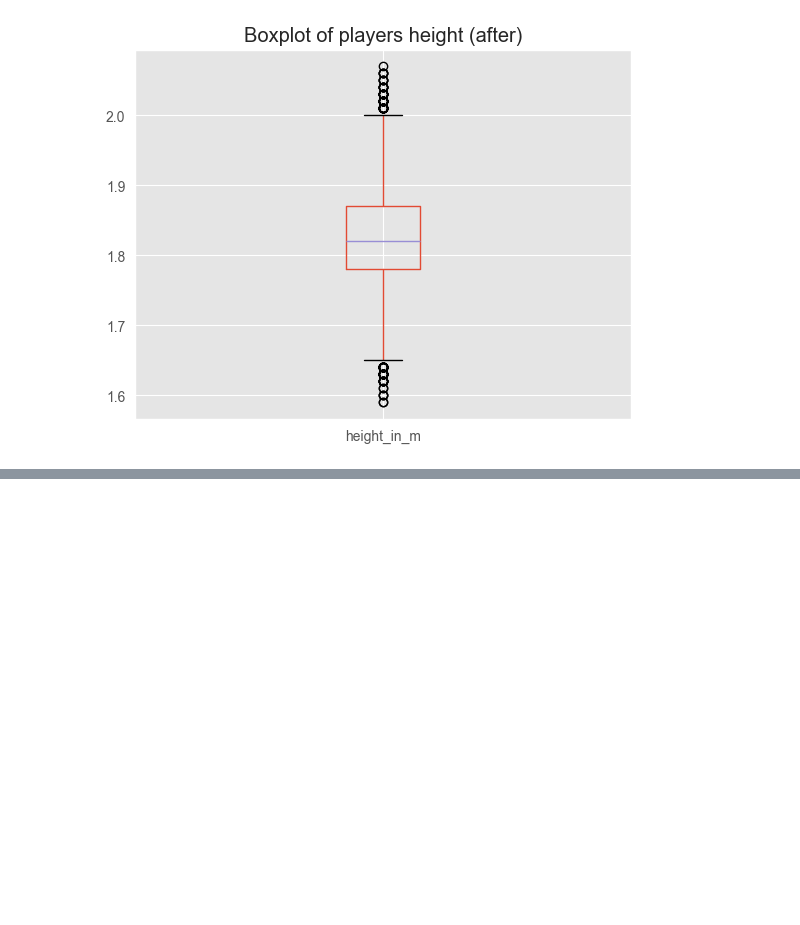
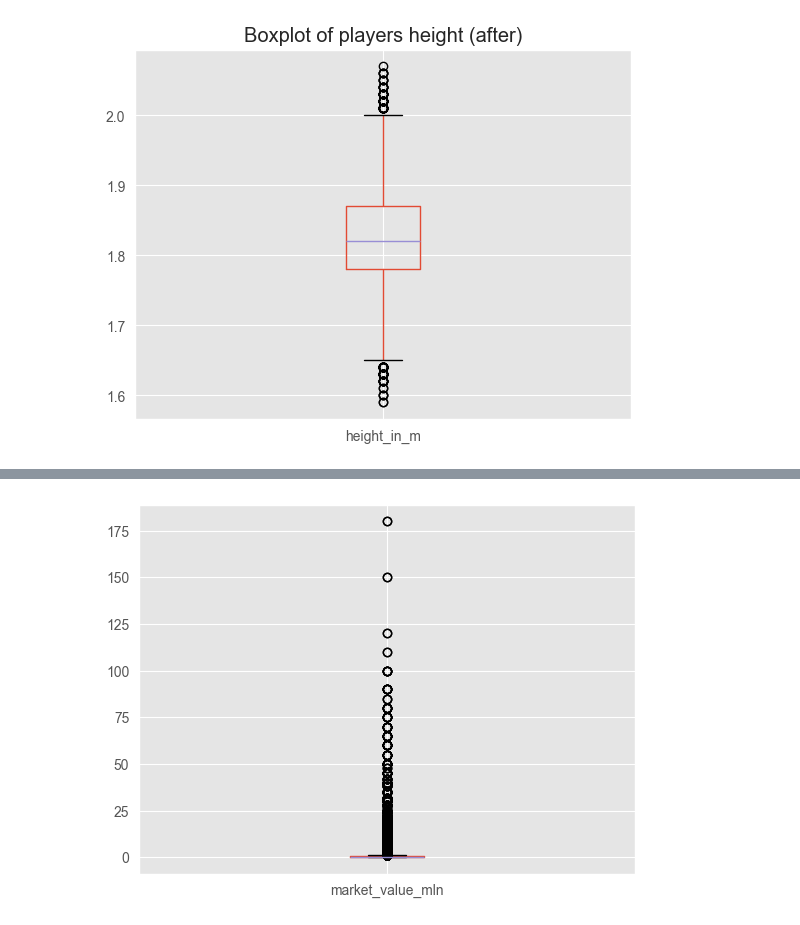
Before and after one commit to RiccardoPili/Football-Data-Analysis, a Jupyter notebook: players.ipynb, the cells around one changed output, grey strips where cells are left out. Drawn from its saved outputs; the diff is of its cells as text; code cells hidden in the pictures; blank space fills up the shorter version.

```diff
--- a/players.ipynb
+++ b/players.ipynb
@@ -318,0 +301,5 @@ plt.show()
+# %%
+ax = players_df.boxplot(column='market_value_mln')
+plt.show()
+# %% [output]
+[figure, added]
```
Also changed, not shown: parts of 28 cells of this notebook, 1 other file.
